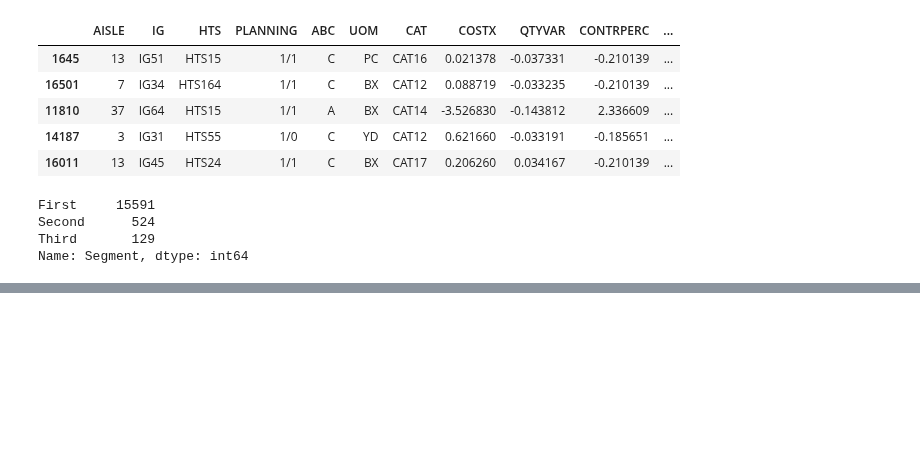
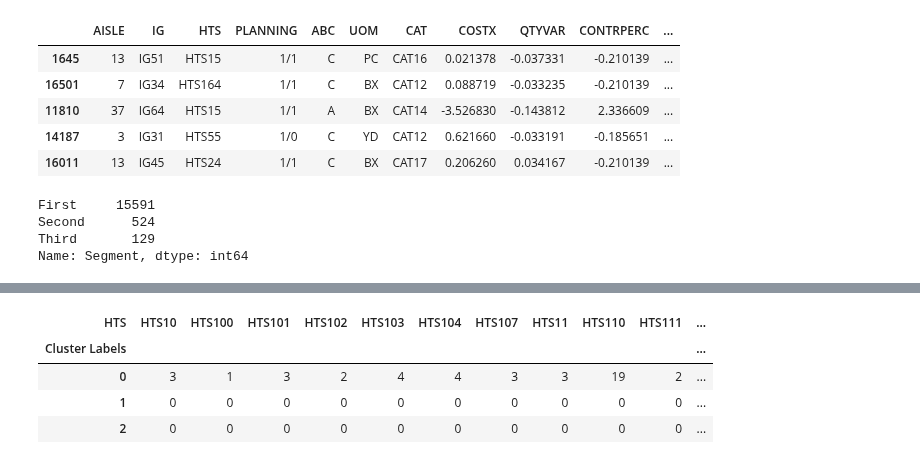
Before and after one commit to rjnakano/manejo-inventarios-pdg, a Jupyter notebook: Notebooks/1-inventarios-EDA.ipynb, the cells around one changed output, grey strips where cells are left out. Cells and saved outputs as stored; diff of their text form; code cells hidden in the pictures; blank space fills up the shorter version.

```diff
--- a/Notebooks/1-inventarios-EDA.ipynb
+++ b/Notebooks/1-inventarios-EDA.ipynb
@@ -1179,0 +1200,9 @@ Name: Segment, dtype: int64
+# %%
+contingency = pd.crosstab(dfNoSupervisado1['Cluster Labels'], dfNoSupervisado1['HTS'])
+contingency
+# %% [output]
+| HTS | HTS10 | HTS100 | HTS101 | HTS102 | HTS103 | HTS104 | HTS107 | HTS11 | HTS110 | HTS111 | ... |
+| Cluster Labels |  |  |  |  |  |  |  |  |  |  | ... |
+| 0 | 3 | 1 | 3 | 2 | 4 | 4 | 3 | 3 | 19 | 2 | ... |
+| 1 | 0 | 0 | 0 | 0 | 0 | 0 | 0 | 0 | 0 | 0 | ... |
+| 2 | 0 | 0 | 0 | 0 | 0 | 0 | 0 | 0 | 0 | 0 | ... |
```
Also changed, not shown: parts of 13 cells of this notebook.
